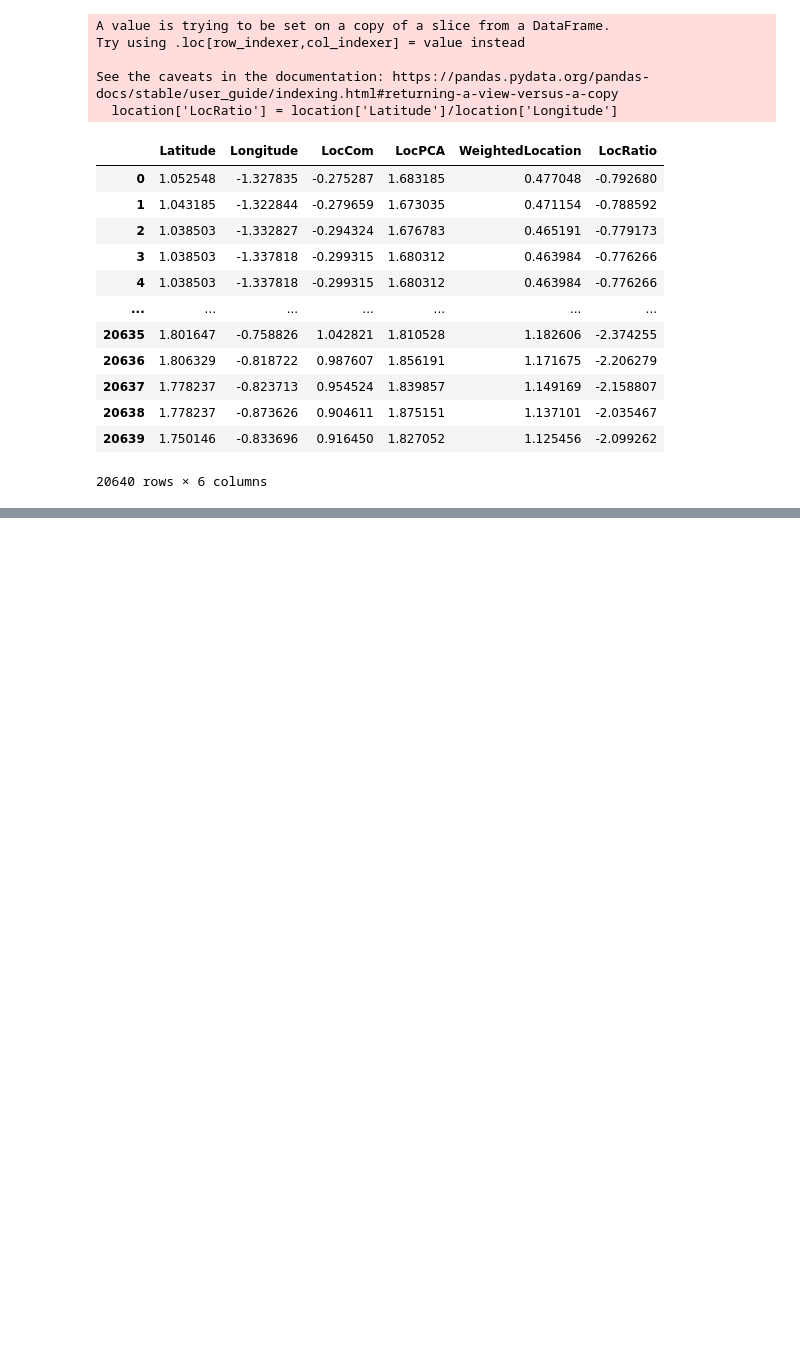
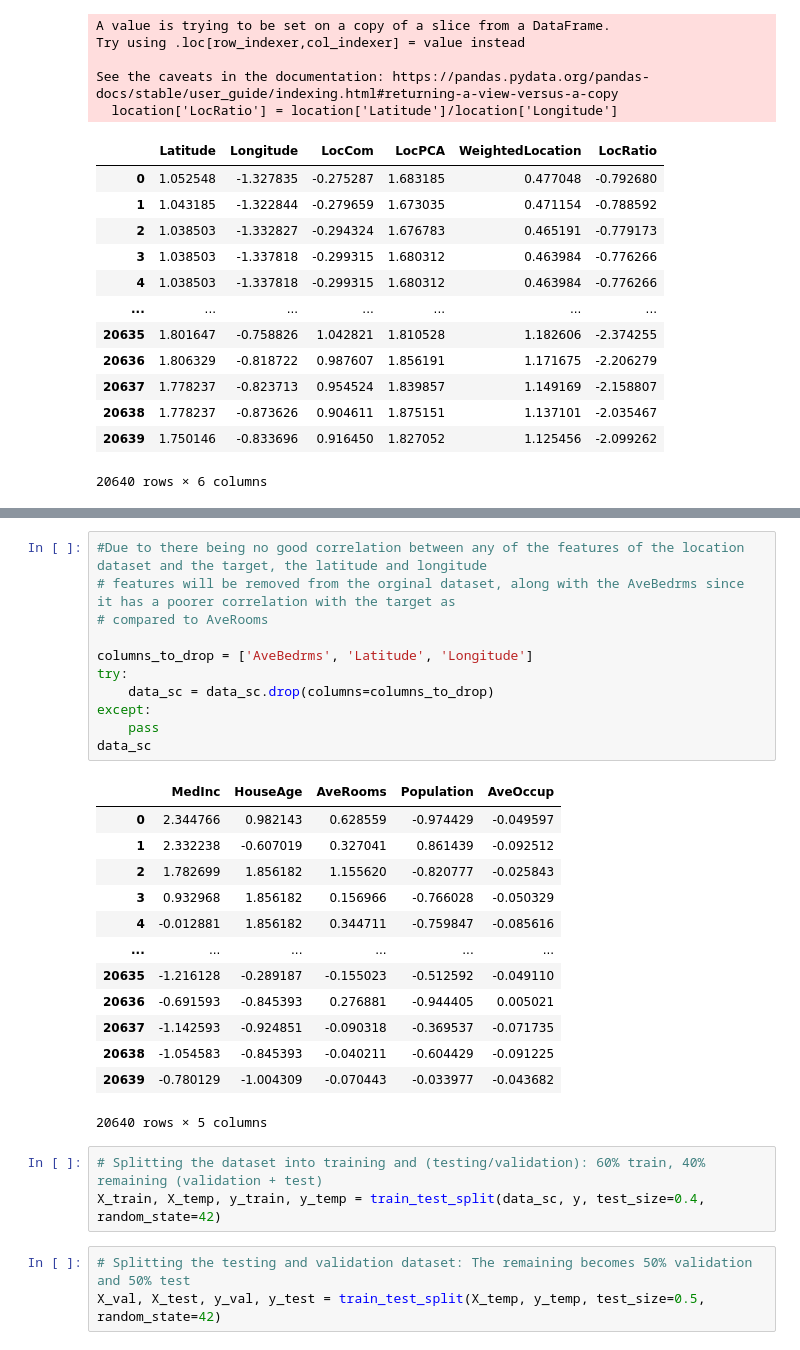
Before and after one commit to SG20000402/Machine-learning-algorithms, a Jupyter notebook: Supervised/Linear regression/regression.ipynb, the cells around one changed output, grey strips where cells are left out. Saved outputs shown, nothing was run; the diff lists cells and outputs as text; blank space fills up the shorter version.

```diff
--- a/Supervised/Linear regression/regression.ipynb
+++ b/Supervised/Linear regression/regression.ipynb
@@ -458,0 +417,31 @@ See the caveats in the documentation: https://pandas.pydata.org/pandas-docs/stab
+# %%
+#Due to there being no good correlation between any of the features of the location dataset and the target, the latitude and longitude
+# features will be removed from the orginal dataset, along with the AveBedrms since it has a poorer correlation with the target as
+# compared to AveRooms
+
+columns_to_drop = ['AveBedrms', 'Latitude', 'Longitude']
+try:
+    data_sc = data_sc.drop(columns=columns_to_drop)
+except:
+    pass
+data_sc
+# %% [output]
+|  | MedInc | HouseAge | AveRooms | Population | AveOccup |
+| 0 | 2.344766 | 0.982143 | 0.628559 | -0.974429 | -0.049597 |
+| 1 | 2.332238 | -0.607019 | 0.327041 | 0.861439 | -0.092512 |
+| 2 | 1.782699 | 1.856182 | 1.155620 | -0.820777 | -0.025843 |
+| 3 | 0.932968 | 1.856182 | 0.156966 | -0.766028 | -0.050329 |
+| 4 | -0.012881 | 1.856182 | 0.344711 | -0.759847 | -0.085616 |
+| ... | ... | ... | ... | ... | ... |
+| 20635 | -1.216128 | -0.289187 | -0.155023 | -0.512592 | -0.049110 |
+| 20636 | -0.691593 | -0.845393 | 0.276881 | -0.944405 | 0.005021 |
+| 20637 | -1.142593 | -0.924851 | -0.090318 | -0.369537 | -0.071735 |
+| 20638 | -1.054583 | -0.845393 | -0.040211 | -0.604429 | -0.091225 |
+| 20639 | -0.780129 | -1.004309 | -0.070443 | -0.033977 | -0.043682 |
+20640 rows × 5 columns
+# %%
+# Splitting the dataset into training and (testing/validation): 60% train, 40% remaining (validation + test)
+X_train, X_temp, y_train, y_temp = train_test_split(data_sc, y, test_size=0.4, random_state=42)
+# %%
+# Splitting the testing and validation dataset: The remaining becomes 50% validation and 50% test
+X_val, X_test, y_val, y_test = train_test_split(X_temp, y_temp, test_size=0.5, random_state=42)
```
Also changed, not shown: parts of 28 cells of this notebook, 4 other files.
